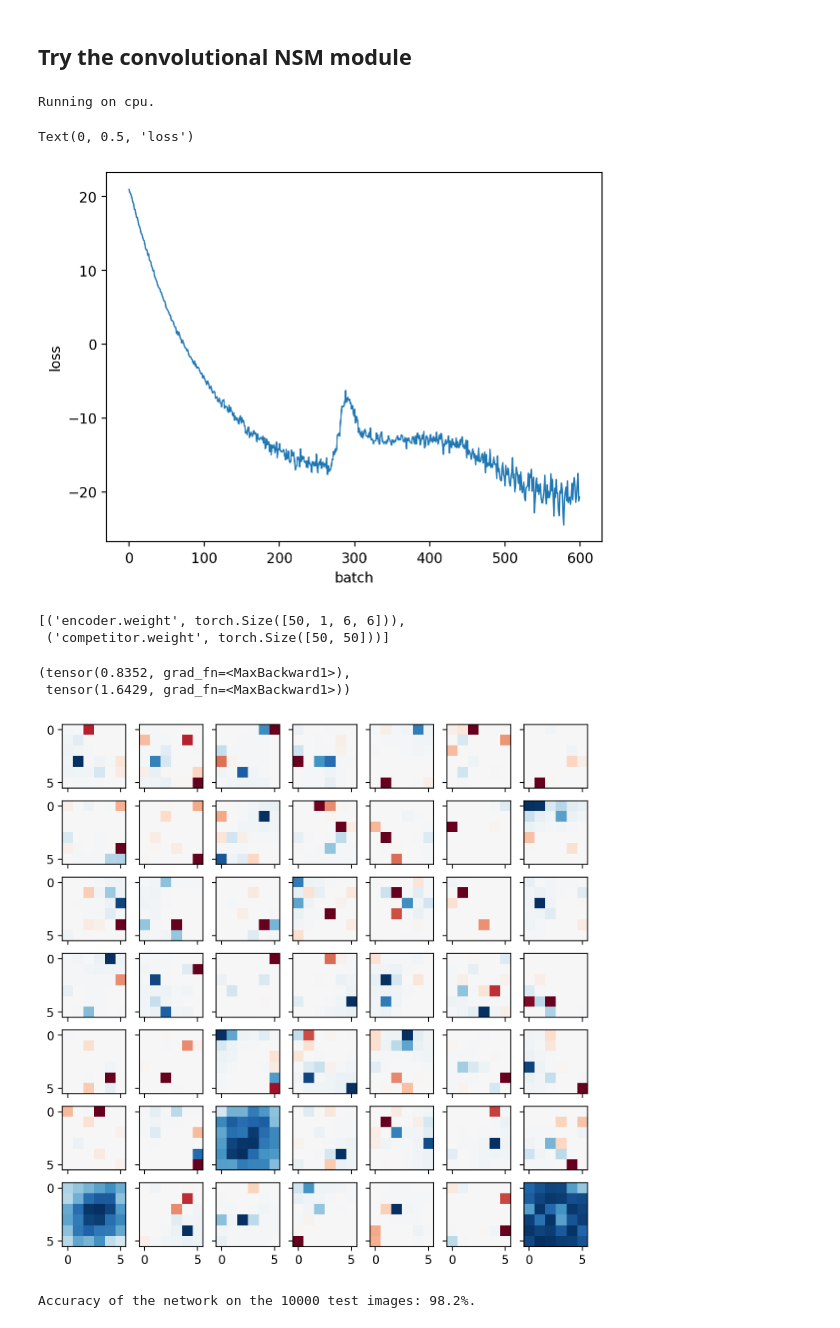
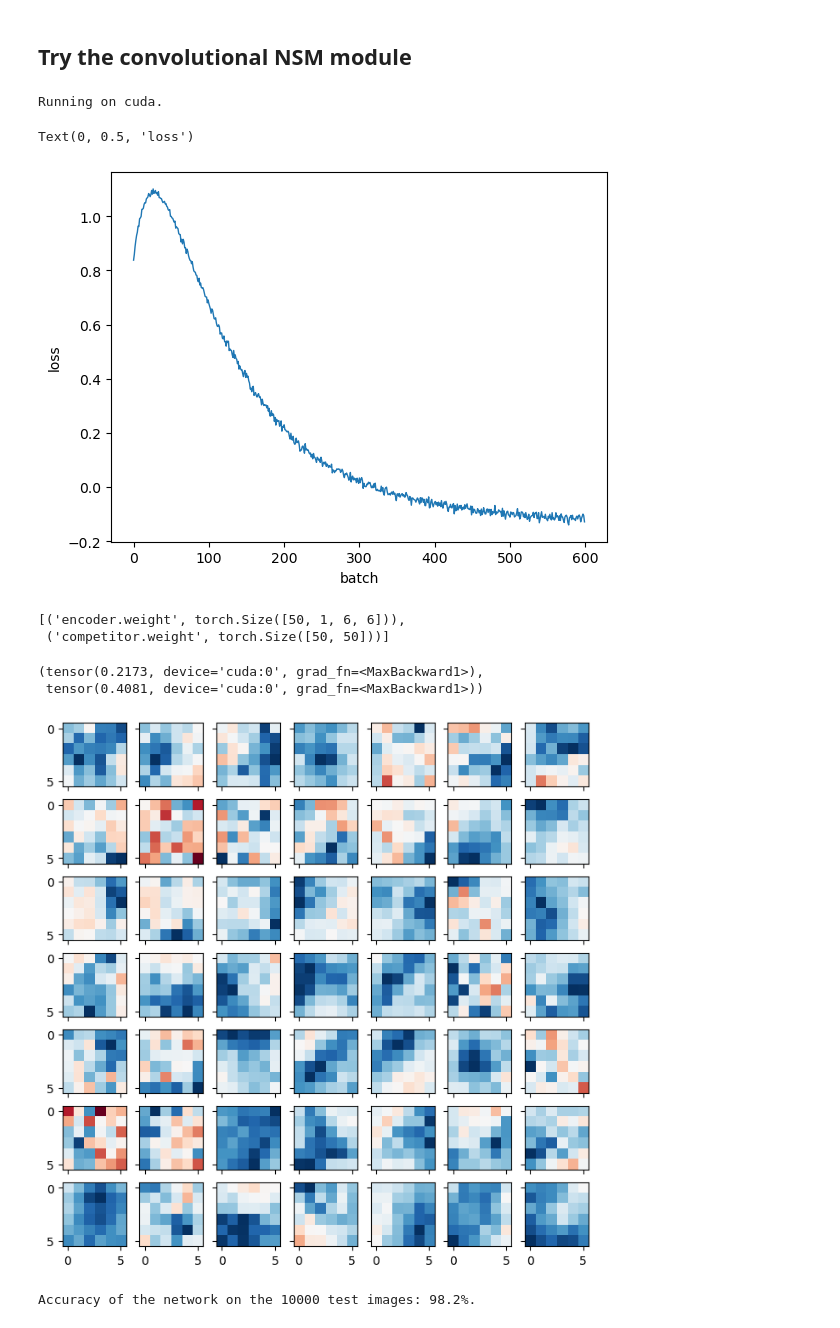
Before and after one commit to Shagesh/pytorch-NSM, a Jupyter notebook: examples/showcase_new_framework.ipynb, the cells around one changed output. Saved outputs shown, nothing was run; the diff lists cells and outputs as text; code cells hidden in the pictures.

```diff
--- a/examples/showcase_new_framework.ipynb
+++ b/examples/showcase_new_framework.ipynb
@@ -109,11 +109,11 @@ for i in range(len(encoder.weight)):
 encoder.weight.detach_()
 
 model = SimilarityMatching(
-    encoder, out_channels=50, iteration_projection=nn.ReLU(), iteration_lr=26450.0
+    encoder, out_channels=50, iteration_projection=nn.ReLU(), iteration_lr=1.0
 ).to(device)
 
 # optimizer = torch.optim.Adam(model.parameters())
-optimizer = torch.optim.SGD(model.parameters(), lr=2e-3)
+optimizer = torch.optim.SGD(model.parameters(), lr=0.05)
 
 # iteration_loss_curves = []
 # model.register_iteration_hook(
@@ -143,7 +143,7 @@ for epoch in range(n_epochs):
 
         sample += len(images)
 # %% [output]
-Running on cpu.
+Running on cuda.
 # %%
 fig, ax = plt.subplots()
 ax.plot(running_loss, lw=1.0)
@@ -151,7 +151,7 @@ ax.set_xlabel("batch")
 ax.set_ylabel("loss")
 # %% [output]
 Text(0, 0.5, 'loss')
-[figure, old version]
+[figure, new version]
 # %%
 [(a, b.shape) for a, b in list(model.named_parameters())]
 # %% [output]
@@ -160,19 +160,19 @@ Text(0, 0.5, 'loss')
 # %%
 (model.encoder.weight.abs().max(), model.competitor.weight.abs().max())
 # %% [output]
-(tensor(0.8352, grad_fn=<MaxBackward1>),
- tensor(1.6429, grad_fn=<MaxBackward1>))
+(tensor(0.2173, device='cuda:0', grad_fn=<MaxBackward1>),
+ tensor(0.4081, device='cuda:0', grad_fn=<MaxBackward1>))
 # %%
-filters = model.encoder.weight.detach().numpy()  # type: ignore
+filters = model.encoder.weight.detach().cpu().numpy()  # type: ignore
 
 fig, ax = plt.subplots(7, 7, sharex=True, sharey=True, figsize=(8, 8))
 for i in range(7):
     for j in range(7):
         crt_filter = filters[i * 7 + j, 0]
         crt_max = np.max(np.abs(crt_filter))
         ax[i][j].imshow(crt_filter, vmin=-crt_max, vmax=crt_max, cmap="RdBu")
 # %% [output]
-[figure, old version]
+[figure, new version]
 # %%
 train_labels_data = []
 train_embedded_data = []
```
